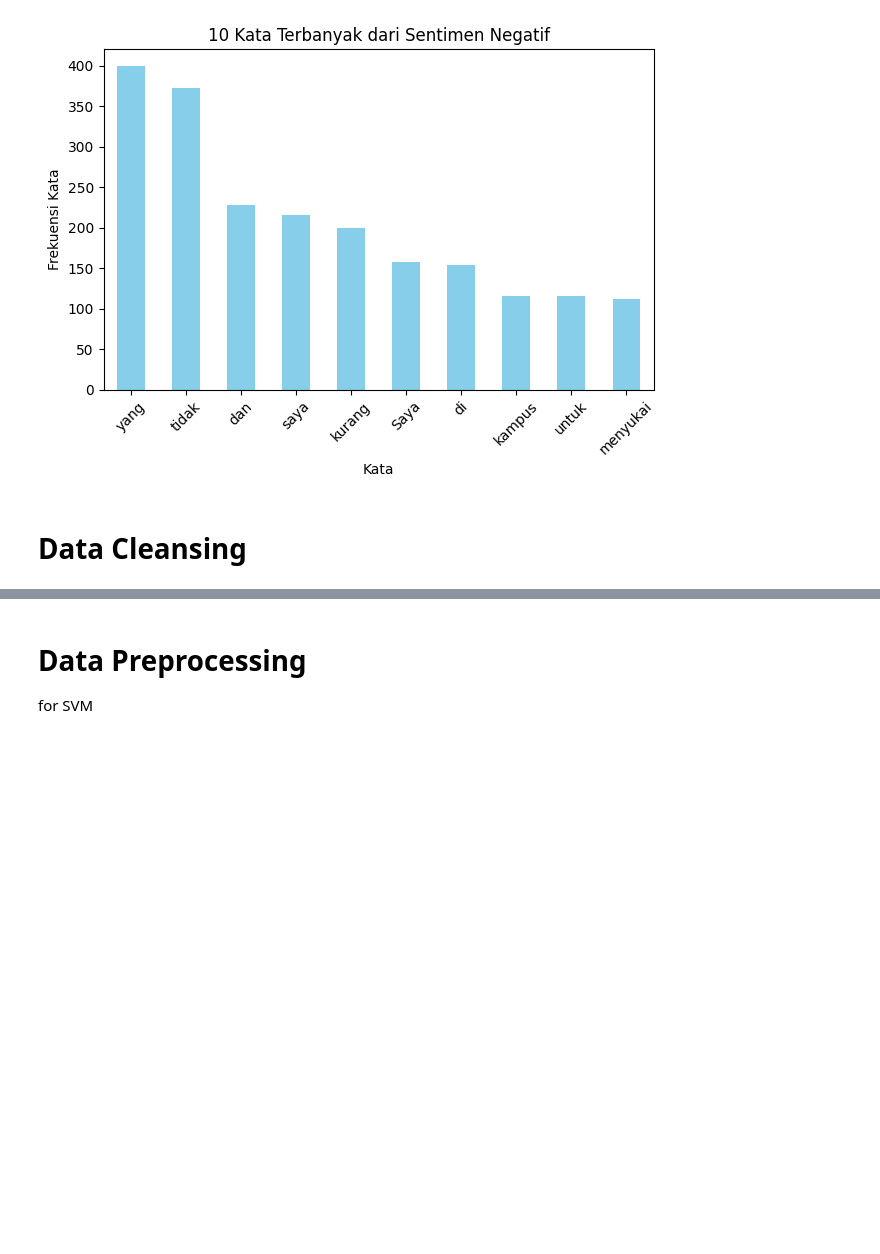
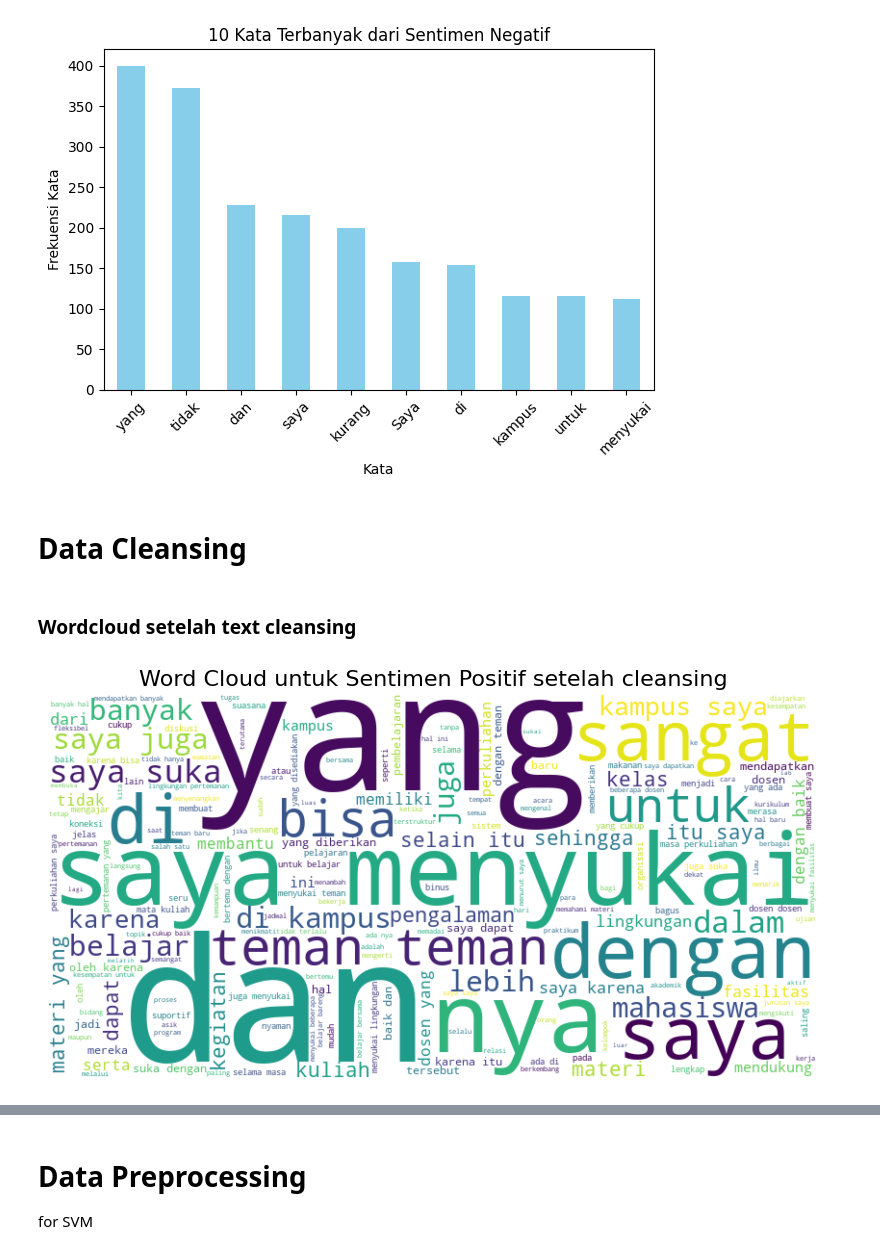
Before and after one commit to aliciajocelyn/Thesis, a Jupyter notebook: experiments/01_cleansing_and_preprocessing.ipynb, the cells around one changed output, grey strips where cells are left out. Cells and saved outputs as stored; diff of their text form; code cells hidden in the pictures; blank space fills up the shorter version.

Commit message:
Re-run the EDAs after preprocessing for BAB 4

```diff
--- a/experiments/01_cleansing_and_preprocessing.ipynb
+++ b/experiments/01_cleansing_and_preprocessing.ipynb
@@ -151,3 +156,12 @@ def plot_distribution(df, column, title, threshold=None,
     plt.xticks(rotation=90, ha='right', fontsize=14)
     plt.tight_layout()
     plt.show()
+# %%
+def plot_wordcloud(df, sentiment, column_name, plot_title):
+    combined_text = ' '.join(df[df['sentiment'] == sentiment][column_name])
+    wordcloud = WordCloud(width=800, height=400, background_color='white', random_state=42).generate(combined_text)
+    plt.figure(figsize=(10, 5))
+    plt.imshow(wordcloud, interpolation='bilinear')
+    plt.axis('off')
+    plt.title(plot_title, fontsize=16)
+    plt.show()
@@ -384,3 +395,14 @@ def text_cleansing(text):
     return text
 # %%
 df_preprocess['cleaned_text'] = df_preprocess['text'].apply(text_cleansing)
+# %% [markdown]
+### **Wordcloud setelah text cleansing**
+# %%
+plot_wordcloud(
+    df=df_preprocess,
+    sentiment='positive',
+    column_name='cleaned_text',
+    plot_title='Word Cloud untuk Sentimen Positif setelah cleansing'
+)
+# %% [output]
+[figure, added]
```
Also changed, not shown: parts of 24 cells of this notebook.
